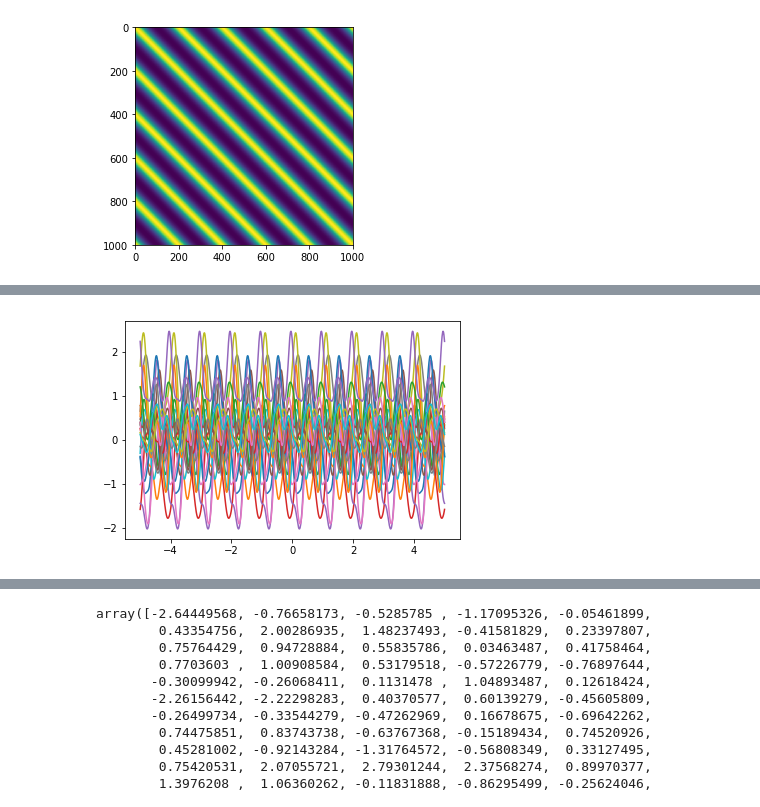
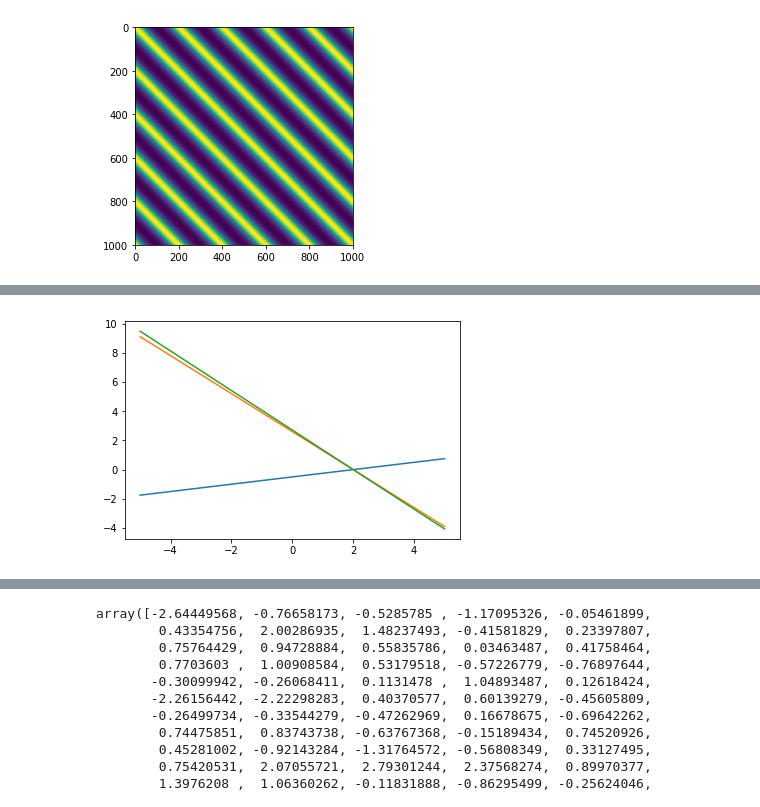
Before and after one commit to dgradovich/bopt, a Jupyter notebook: Bayesian Optimisation .ipynb, the cells around one changed output, grey strips where cells are left out. Saved outputs shown, nothing was run; the diff lists cells and outputs as text; code cells hidden in the pictures.

```diff
--- a/Bayesian Optimisation .ipynb
+++ b/Bayesian Optimisation .ipynb
@@ -34,15 +101,14 @@ https://www.cs.toronto.edu/~duvenaud/cookbook/
 # %%
+# For more kernel examples refer to https://www.cs.toronto.edu/~duvenaud/cookbook/
 # Mu is assumed to be a zero function
 # Kernel function
-
 import numpy as np
 import matplotlib.pyplot as plt
-from functools import partial
 
 def linear_kernel(x1,
                   x2,
                   sd = .1,
-                  offset = -1.):
+                  offset = 11.):
     """
     Linear kernel ref
     """
@@ -67,8 +133,6 @@ def periodic_kernel(x1,
     """
     return sd**2 * np.exp(-2*(np.sin(np.pi*abs(np.subtract.outer(x1,x2))/period)**2)/(lengthscale**2))
 
-
-
 def plot_kernel(kernel, domain_vals, params):
     """
     Visualise the kernel (matrix and )
@@ -105,0 +174,5 @@ realisations = generate_gp(periodic_kernel, { "sd": 1., "lengthscale": 1.}, data
+# %%
+realisations = generate_gp(periodic_kernel, {"sd": 1., "lengthscale": 1., "period": 2.}, data, 3)
+for realisation in realisations:
+    plt.plot(data, realisation);
+plt.show()
@@ -106,6 +181,7 @@ realisations = generate_gp(periodic_kernel, { "sd": 1., "lengthscale": 1.}, data
 # %%
+realisations = generate_gp(linear_kernel, {"sd": 1., "offset": 2.}, data, 3)
 for realisation in realisations:
     plt.plot(data, realisation);
 plt.show()
 # %% [output]
-[figure, old version]
+[figure, new version]
```
Also changed, not shown: parts of 36 cells of this notebook.
